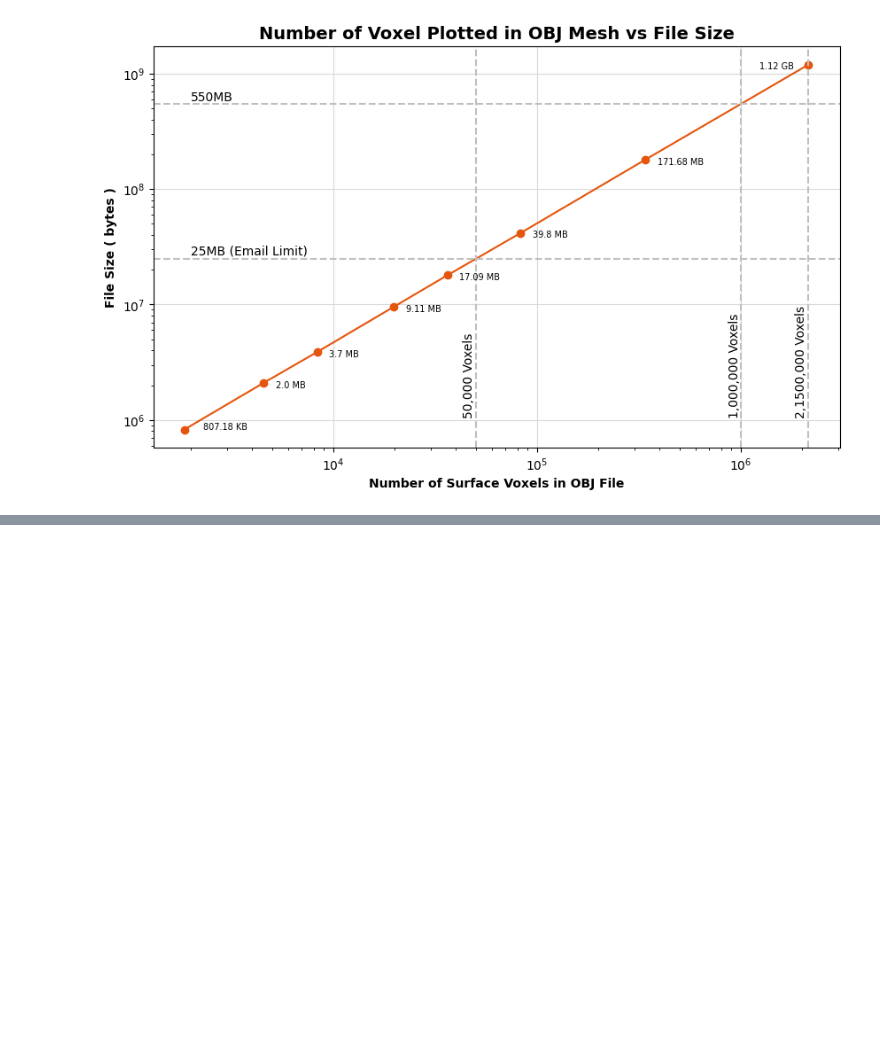
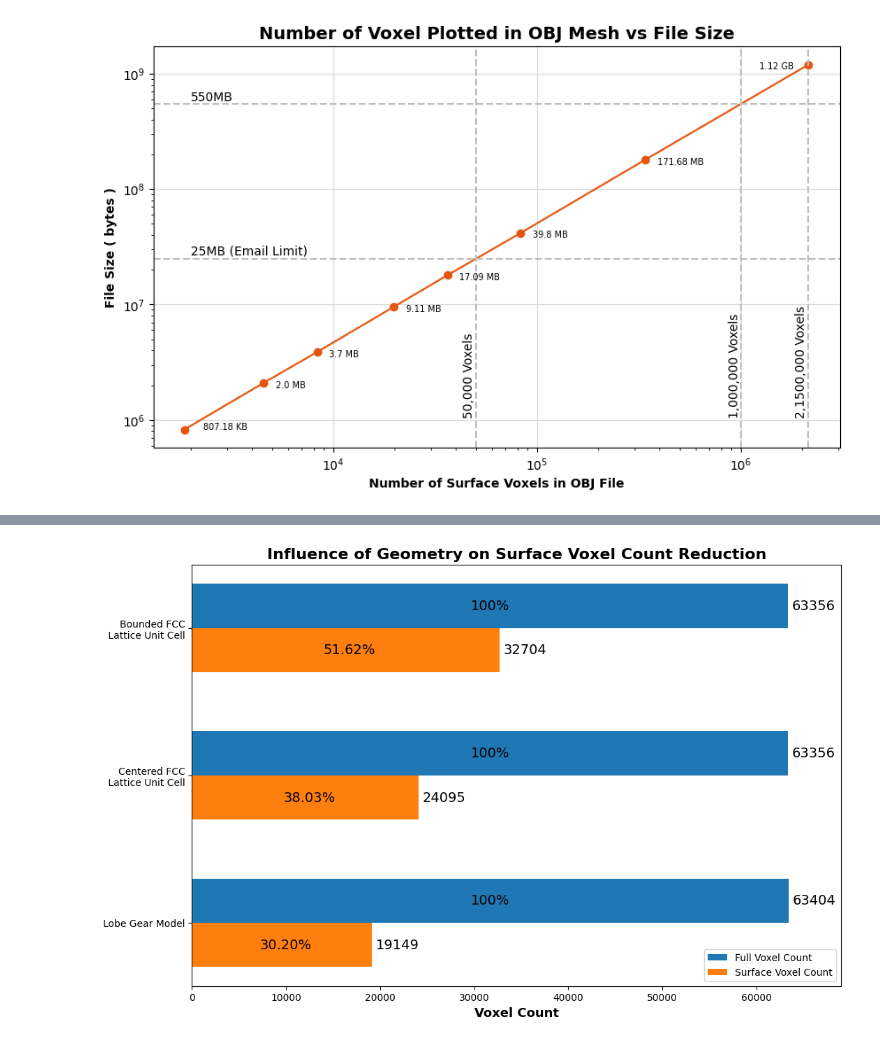
Before and after one commit to SpillaneMakes/obj-mesh-voxel-visualizer, a Jupyter notebook: obj-voxel-visualizer.ipynb, the cells around one changed output, grey strips where cells are left out. Saved outputs shown, nothing was run; the diff lists cells and outputs as text; code cells hidden in the pictures; blank space fills up the shorter version.

```diff
--- a/obj-voxel-visualizer.ipynb
+++ b/obj-voxel-visualizer.ipynb
@@ -291,0 +342,20 @@ plt.show()
+# %%
+# Build Dataframe
+
+filenames = [
+    'Bounded FCC\n Lattice Unit Cell',
+    'Centered FCC\n Lattice Unit Cell',
+    'Lobe Gear Model']
+
+geom_v_count_columns = [
+    'Full Voxel Count',
+    'Surface Voxel Count',
+    'Surface Voxel Count %',
+    'Voxel Grid Shape',
+    'Full Voxel Model OBJ Filesize',
+    'Surface Voxel Model OBJ Filesize',
+    'Surface Voxel OBJ Filesize %',]
+
+geom_v_surf_count_df = pd.DataFrame(df_data, columns=geom_v_count_columns, index=filenames)
+
+geom_v_surf_count_df
@@ -291,0 +367,26 @@ plt.show()
+# %%
+# Plot the reduced surface voxel count for each model
+
+fig, ax = plt.subplots(figsize=(12,8), dpi=100)
+
+ylabel_loc = np.arange(len(geom_v_surf_count_df.index))
+bar_span = 0.3
+
+full_count = ax.barh(ylabel_loc-bar_span/2, geom_v_surf_count_df['Full Voxel Count'], bar_span, label='Full Voxel Count')
+surf_count = ax.barh(ylabel_loc+bar_span/2, geom_v_surf_count_df['Surface Voxel Count'], bar_span, label='Surface Voxel Count')
+
+ax.set_title('Influence of Geometry on Surface Voxel Count Reduction', fontdict={'size':16, 'weight':'bold'})
+ax.set_xlabel('Voxel Count', fontsize=13, fontweight='semibold')
+ax.set_yticks( ylabel_loc, labels=geom_v_surf_count_df.index, fontsize=10, fontweight='medium')
+ax.invert_yaxis()
+ax.legend()
+
+ax.bar_label(full_count, fontsize=14, padding=4)
+ax.bar_label(surf_count, fontsize=14, padding=4)
+ax.bar_label(full_count, labels=['100%' for p in np.arange(len(geom_v_surf_count_df.index))], label_type='center', fontsize=14)
+ax.bar_label(surf_count, labels=['%.2f%%' % p for p in geom_v_surf_count_df['Surface Voxel Count %']], label_type='center', fontsize=14, padding=4)
+ax.set_xlim(right=69000)
+
+plt.show()
+# %% [output]
+[figure, added]
```
Also changed, not shown: parts of 9 cells of this notebook, 13 other files.
